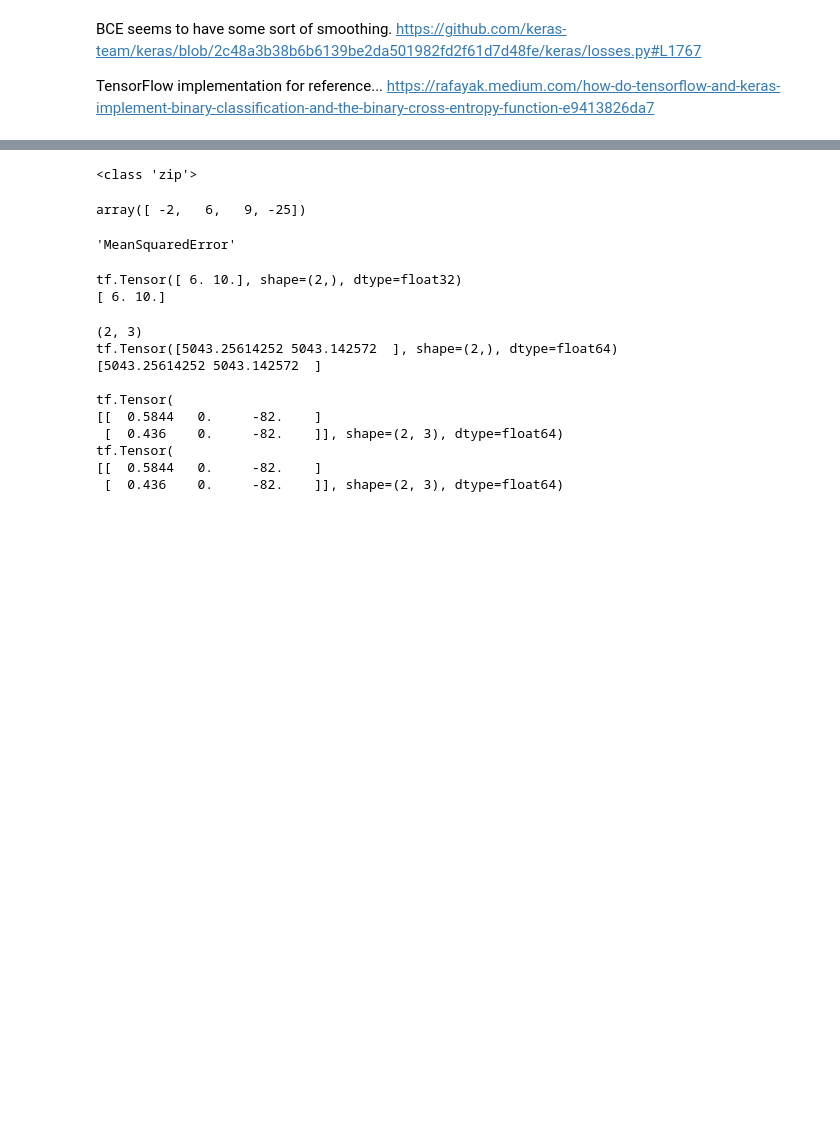
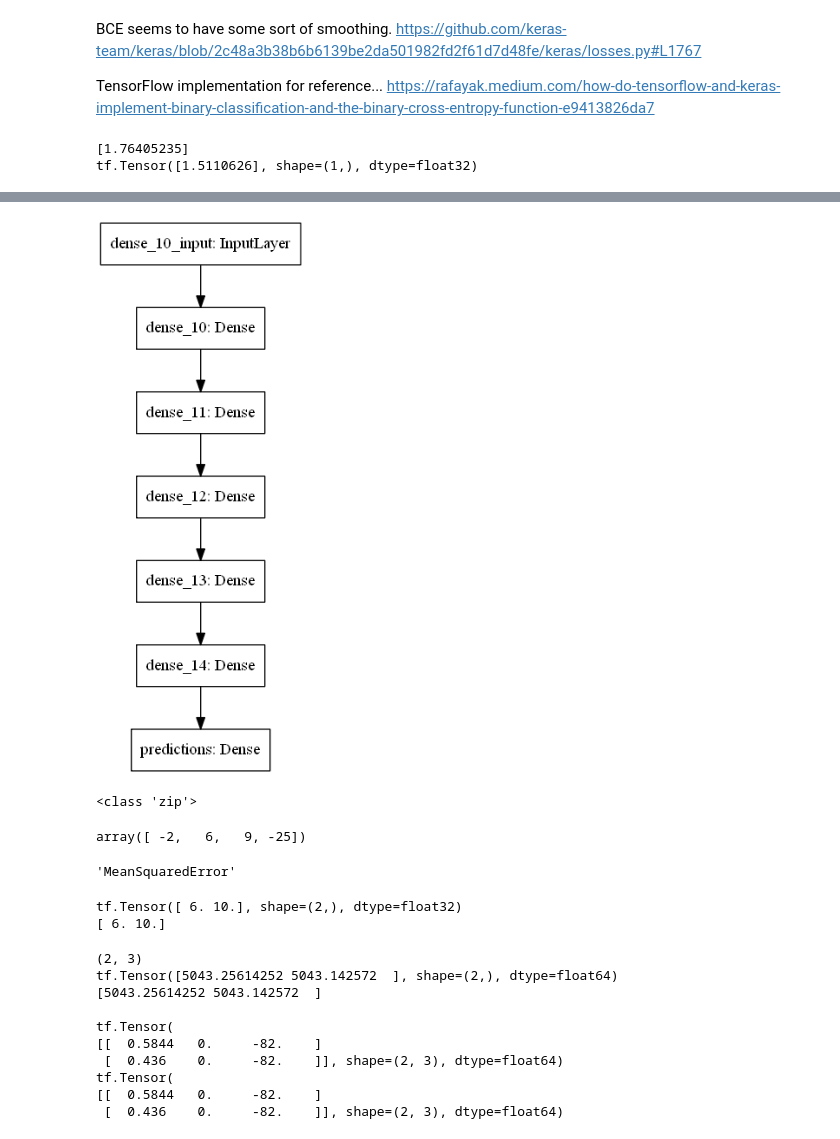
Before and after one commit to jfdev001/mlp-from-scratch, a Jupyter notebook: testing.ipynb, the cells around one changed output, grey strips where cells are left out. Saved outputs shown, nothing was run; the diff lists cells and outputs as text; code cells hidden in the pictures; blank space fills up the shorter version.

```diff
--- a/testing.ipynb
+++ b/testing.ipynb
@@ -18,3 +18,30 @@ from mlp import DenseLayer, MLP
 from ops import ReLU, MeanSquaredError, BinaryCrossEntropy, Sigmoid, SigmoidCrossEntropyWithLogits
 
 np.random.seed(0)
+tf.random.set_seed(0)
+
+print(np.random.normal(size=(1,)))
+print(tf.random.normal(shape=(1,)))
+# %% [output]
+[1.76405235]
+tf.Tensor([1.5110626], shape=(1,), dtype=float32)
+# %%
+samples = 128
+batch_size = 32
+epochs = 2
+hidden = 32
+targets = 3
+x = np.random.normal(size=(samples, hidden))
+y = np.random.normal(size=(samples, 1))
+
+model = tf.keras.Sequential()
+for lyr in range(5):
+    model.add(tf.keras.layers.Dense(units=hidden, activation='relu'))
+model.add(tf.keras.layers.Dense(units=targets, name='predictions'))
+
+model.compile(loss='mse', optimizer='sgd')
+
+model.fit(x, y, epochs=epochs, batch_size=batch_size, validation_split=0.2)
+
+tf.keras.utils.plot_model(model)
+# %% [output]
@@ -21,3 +52,4 @@ np.random.seed(0)
+[figure, added]
 # %%
 print(type(zip()))
 # %% [output]
```
Also changed, not shown: parts of 1 cell of this notebook, 1 other file.
